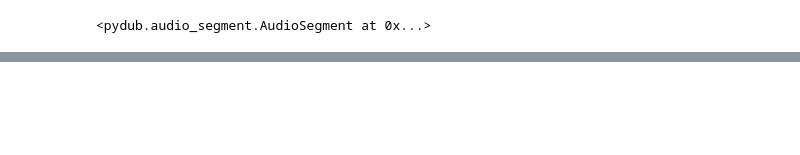
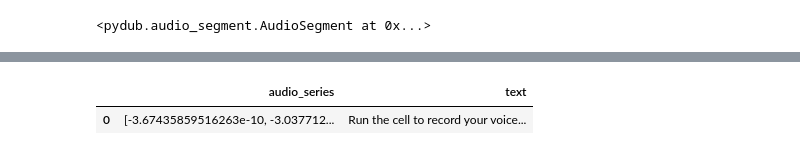
Before and after one commit to JohnSnowLabs/nlu, a Jupyter notebook: examples/colab/component_examples/automatic_speech_recognition/automatic_speech_recognition_overview_ASR.ipynb, the cells around one changed output, grey strips where cells are left out. Saved outputs shown, nothing was run; the diff lists cells and outputs as text; code cells hidden in the pictures; blank space fills up the shorter version.

Commit message:
WhisperForCTC Integration

```diff
--- a/examples/colab/component_examples/automatic_speech_recognition/automatic_speech_recognition_overview_ASR.ipynb
+++ b/examples/colab/component_examples/automatic_speech_recognition/automatic_speech_recognition_overview_ASR.ipynb
@@ -167,0 +179,4 @@ asr_df.text.values[0]
+# %%
+import nlu
+whisper = nlu.load('xx.speech2text.whisper.tiny')
+whisper
@@ -167,0 +190,4 @@ asr_df.text.values[0]
+# %%
+asr_df = whisper.predict('my_recording.wav')
+asr_df
+# %% [output]
@@ -167,0 +196,2 @@ asr_df.text.values[0]
+|  | audio_series | text |
+| 0 | [-3.67435859516263e-10, -3.037712... | Run the cell to record your voice... |
```
Also changed, not shown: parts of 12 cells of this notebook, 9 other files.
